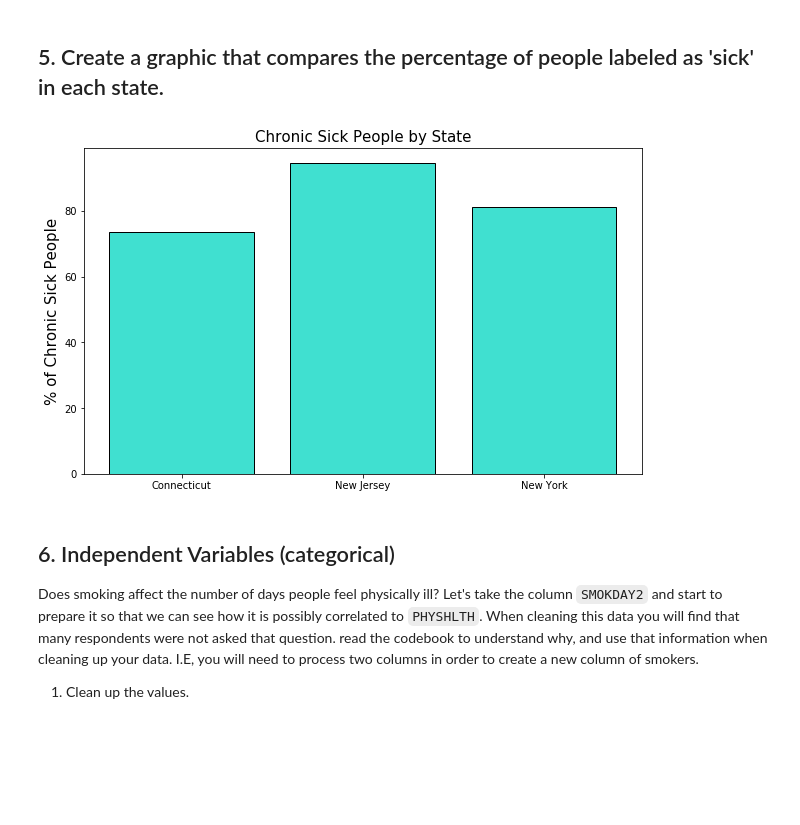
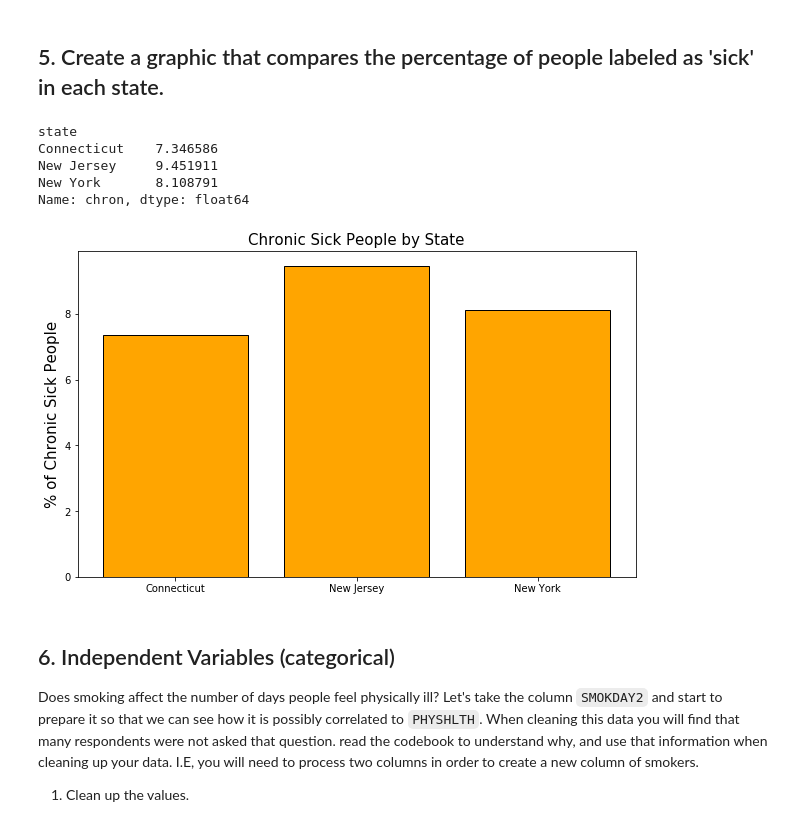
Before and after one commit to vanitoz/nyc-mhtn-ds-120720-lectures, a Jupyter notebook: Phase_1/STATS_case_study/Statistical_Tests_Applied.ipynb, the cells around one changed output. Saved outputs shown, nothing was run; the diff lists cells and outputs as text; code cells hidden in the pictures; blank space fills up the shorter version.

```diff
--- a/Phase_1/STATS_case_study/Statistical_Tests_Applied.ipynb
+++ b/Phase_1/STATS_case_study/Statistical_Tests_Applied.ipynb
@@ -38,2 +38,2 @@ df.head()
 # %%
-df.rename(columns={'_STATE': 'state' ,'PHYSHLTH': 'physical_health'}, inplace= True)    # renaming 2 columns
+df.rename(columns={'_STATE': 'state' ,'PHYSHLTH': 'physical_health', 'SMOKDAY2': 'smoking'}, inplace= True)    # renaming 2 columns
@@ -231,16 +193,23 @@ Name: chron, dtype: int64
 ## 5. Create a graphic that compares the percentage of people labeled as 'sick' in each state.
 # %%
 # code to calculate averages per state
-chron_sick=df.groupby('state')['chron'].value_counts(normalize=True).loc[:,1]*1000
+chron_sick=df.groupby('state')['chron'].value_counts(normalize=True).loc[:,1]*100
+chron_sick
+# %% [output]
+state
+Connecticut    7.346586
+New Jersey     9.451911
+New York       8.108791
+Name: chron, dtype: float64
 # %%
 # create graphic to compare chronically sick by state
 fig, ax = plt.subplots(figsize=(10,6))
-ax.bar(chron_sick.index ,chron_sick.values, color='turquoise', edgecolor= 'black', align='center')
+ax.bar(chron_sick.index ,chron_sick.values, color='orange', edgecolor= 'black', align='center')
 ax.set_title('Chronic Sick People by State', size=15)
 ax.set_ylabel('% of Chronic Sick People', size=15)
 plt.show()
 # %% [output]
-[figure, old version]
+[figure, new version]
 # %% [markdown]
 ## 6. Independent Variables (categorical)
 
```
Also changed, not shown: parts of 20 cells of this notebook.
